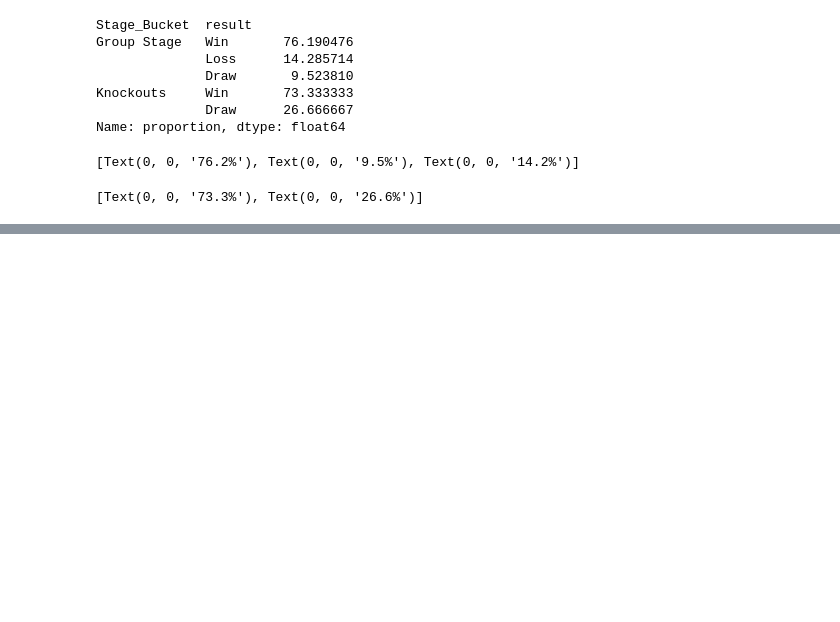
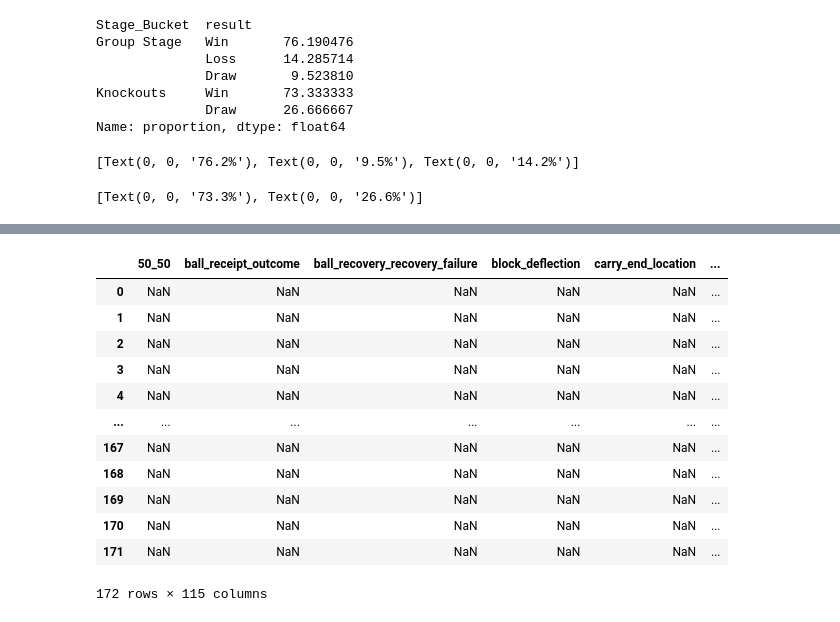
Before and after one commit to Akhilmehra22/analytics-portfolio, a Jupyter notebook: fifa/scoring-first-analysis.ipynb, the cells around one changed output, grey strips where cells are left out. Saved outputs shown, nothing was run; the diff lists cells and outputs as text; code cells hidden in the pictures; blank space fills up the shorter version.

```diff
--- a/fifa/scoring-first-analysis.ipynb
+++ b/fifa/scoring-first-analysis.ipynb
@@ -598,0 +619,22 @@ Text(0.5, 1.0, 'Scoring First Wins Over 70% of the Time : Group Stage and Knocko
+# %%
+goal_lookup = matches[['match_id','match_date']]
+# %%
+all_goals = all_goals.merge(goal_lookup, on ='match_id')
+# %%
+all_goals['match_date'] = pd.to_datetime(all_goals['match_date'])
+# %%
+all_goals
+# %% [output]
+|  | 50_50 | ball_receipt_outcome | ball_recovery_recovery_failure | block_deflection | carry_end_location | ... |
+| 0 | NaN | NaN | NaN | NaN | NaN | ... |
+| 1 | NaN | NaN | NaN | NaN | NaN | ... |
+| 2 | NaN | NaN | NaN | NaN | NaN | ... |
+| 3 | NaN | NaN | NaN | NaN | NaN | ... |
+| 4 | NaN | NaN | NaN | NaN | NaN | ... |
+| ... | ... | ... | ... | ... | ... | ... |
+| 167 | NaN | NaN | NaN | NaN | NaN | ... |
+| 168 | NaN | NaN | NaN | NaN | NaN | ... |
+| 169 | NaN | NaN | NaN | NaN | NaN | ... |
+| 170 | NaN | NaN | NaN | NaN | NaN | ... |
+| 171 | NaN | NaN | NaN | NaN | NaN | ... |
+172 rows × 115 columns
```
Also changed, not shown: parts of 6 cells of this notebook.
